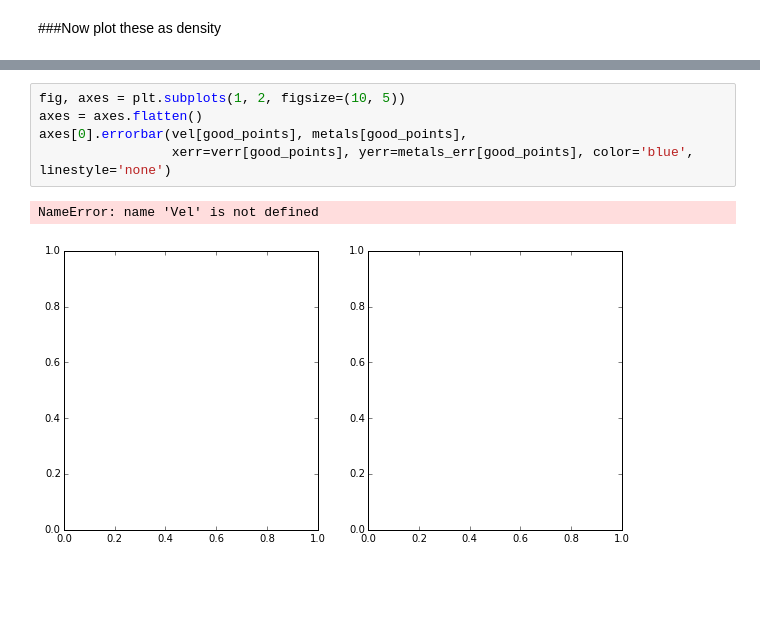
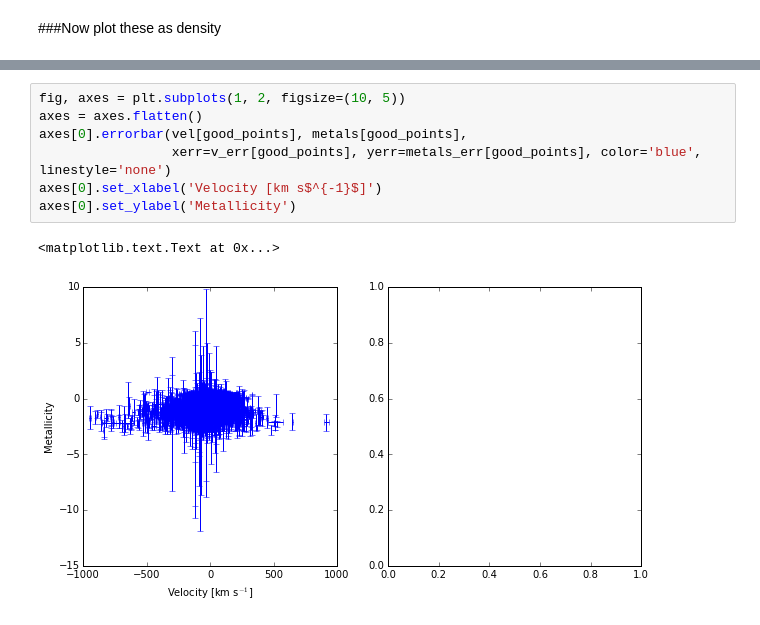
Before and after one commit to stephenpardy/PythonNotebooks, a Jupyter notebook: APOGEE.ipynb, the cells around one changed output, grey strips where cells are left out. Cells and saved outputs as stored; diff of their text form; blank space fills up the shorter version.

```diff
--- a/APOGEE.ipynb
+++ b/APOGEE.ipynb
@@ -84,8 +84,10 @@ cb = fig.colorbar(image, orientation='horizontal')
 # %%
 fig, axes = plt.subplots(1, 2, figsize=(10, 5))
 axes = axes.flatten()
 axes[0].errorbar(vel[good_points], metals[good_points],
-                 xerr=verr[good_points], yerr=metals_err[good_points], color='blue', linestyle='none')
+                 xerr=v_err[good_points], yerr=metals_err[good_points], color='blue', linestyle='none')
+axes[0].set_xlabel('Velocity [km s$^{-1}$]')
+axes[0].set_ylabel('Metallicity')
 # %% [output]
-NameError: name 'Vel' is not defined
+<matplotlib.text.Text at 0x...>
-[figure, old version]
+[figure, new version]
```
Also changed, not shown: parts of 4 cells of this notebook.
